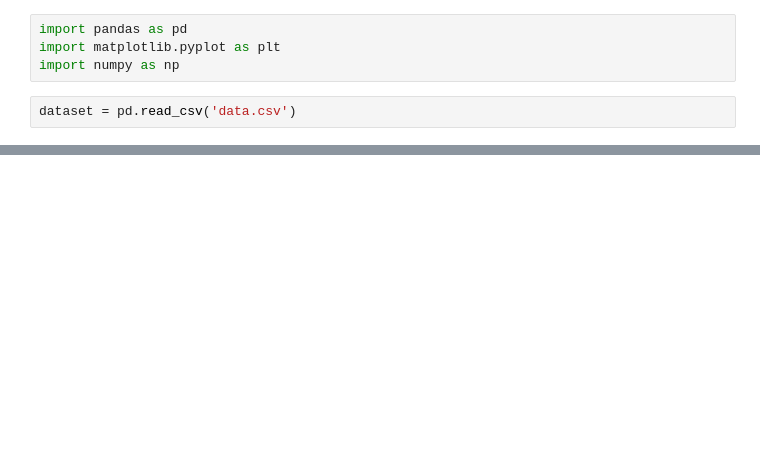
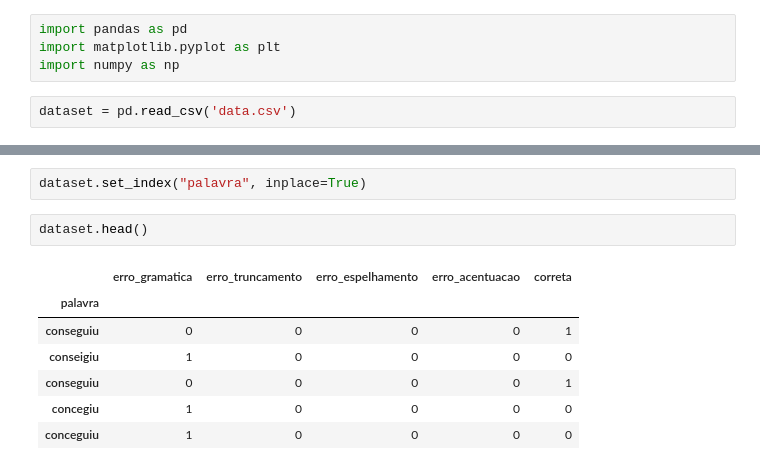
Before and after one commit to luigill/tcc-cluster, a Jupyter notebook: source/cluster-words-alfaba.ipynb, the cells around one changed output, grey strips where cells are left out. Saved outputs shown, nothing was run; the diff lists cells and outputs as text; blank space fills up the shorter version.

```diff
--- a/source/cluster-words-alfaba.ipynb
+++ b/source/cluster-words-alfaba.ipynb
@@ -15,0 +16,12 @@ dataset.head()
+# %%
+dataset.set_index("palavra", inplace=True)
+# %%
+dataset.head()
+# %% [output]
+|  | erro_gramatica | erro_truncamento | erro_espelhamento | erro_acentuacao | correta |
+| palavra |  |  |  |  |  |
+| conseguiu | 0 | 0 | 0 | 0 | 1 |
+| conseigiu | 1 | 0 | 0 | 0 | 0 |
+| conseguiu | 0 | 0 | 0 | 0 | 1 |
+| concegiu | 1 | 0 | 0 | 0 | 0 |
+| conceguiu | 1 | 0 | 0 | 0 | 0 |
```
Also changed, not shown: parts of 9 cells of this notebook, 1 other file.
